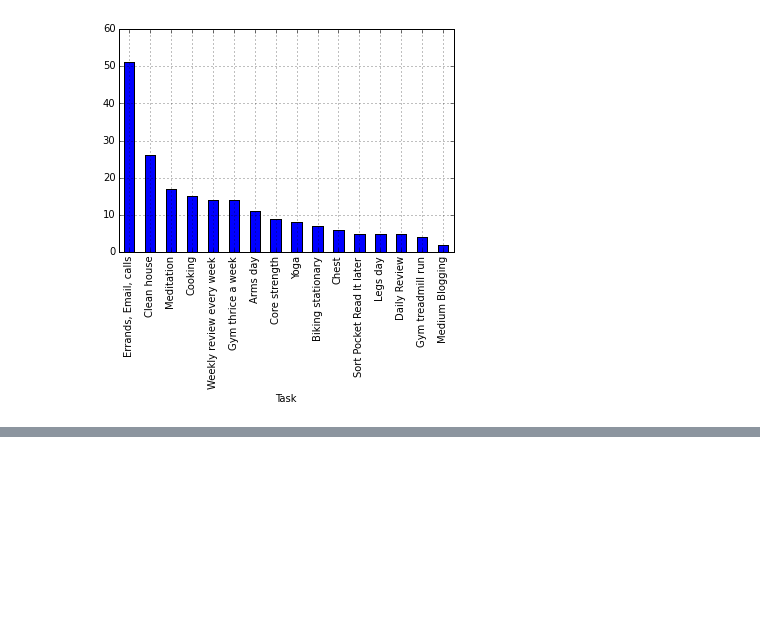
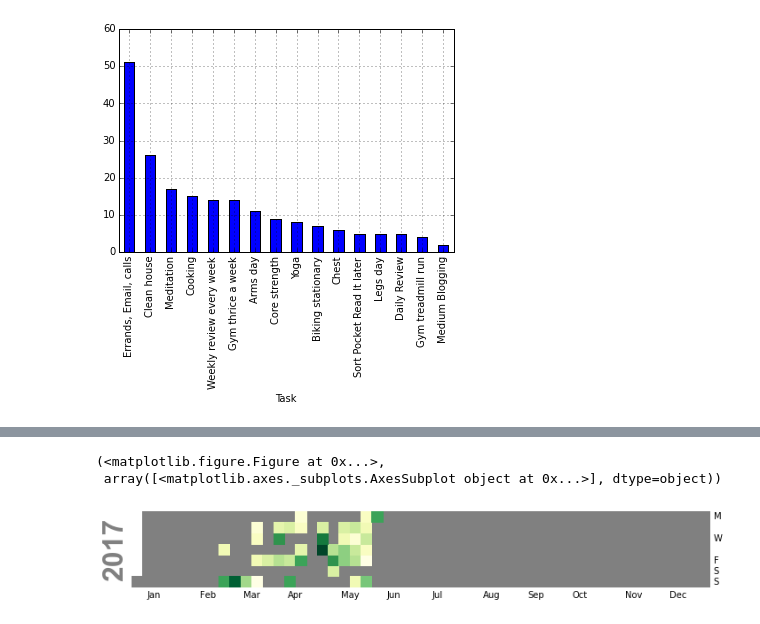
Before and after one commit to kapild/datascience, a Jupyter notebook: com/kapild/ds/pomodoro/Pomodoro_Calendar.ipynb, the cells around one changed output, grey strips where cells are left out. Cells and saved outputs as stored; diff of their text form; code cells hidden in the pictures; blank space fills up the shorter version.

```diff
--- a/com/kapild/ds/pomodoro/Pomodoro_Calendar.ipynb
+++ b/com/kapild/ds/pomodoro/Pomodoro_Calendar.ipynb
@@ -275,0 +429,10 @@ plot_habbit("Habbit")
+# %%
+# h = pomod.groupby(["days"]).suma()
+calmap.calendarplot(h, monthticks=1, daylabels='MTWTFSS',
+                    dayticks=[0, 2, 4, 5, 6], cmap='YlGn',
+                    fillcolor='grey', linewidth=0,
+                    fig_kws=dict(figsize=(10, 10)))
+# %% [output]
+(<matplotlib.figure.Figure at 0x...>,
+ array([<matplotlib.axes._subplots.AxesSubplot object at 0x...>], dtype=object))
+[figure, added]
```
Also changed, not shown: parts of 47 cells of this notebook.
